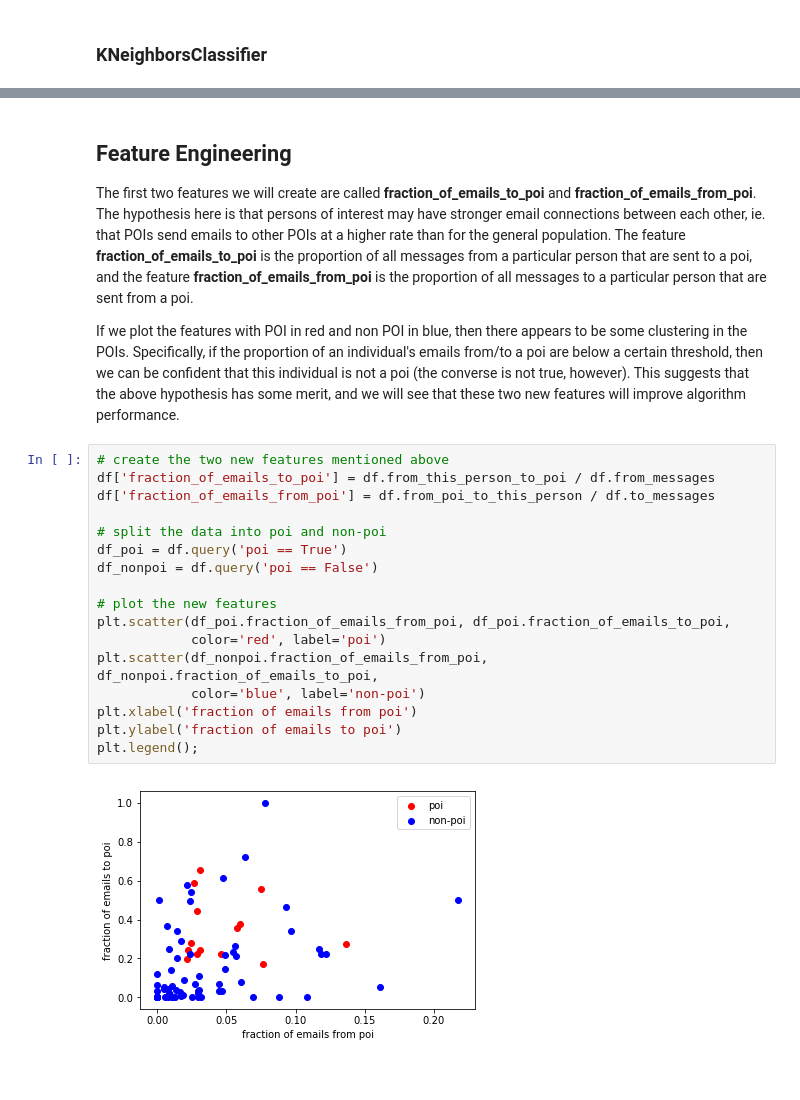
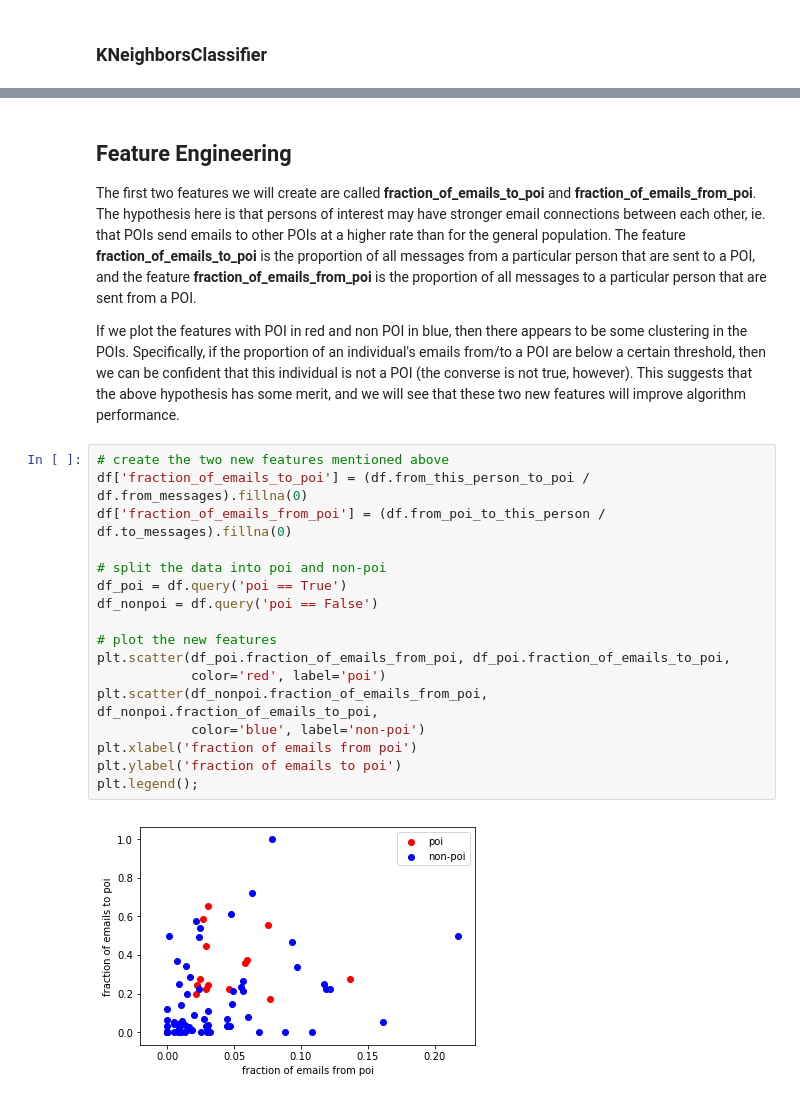
Before and after one commit to marty-vanhoof/Identifying_Fraud_from_Enron_Data, a Jupyter notebook: enron_report.ipynb, the cells around one changed output, grey strips where cells are left out. Cells and saved outputs as stored; diff of their text form.

```diff
--- a/enron_report.ipynb
+++ b/enron_report.ipynb
@@ -255,25 +262,25 @@ False negatives: 1517   True negatives: 11794
 <a id='engineering'></a>
 ## Feature Engineering
 
-The first two features we will create are called **fraction_of_emails_to_poi** and **fraction_of_emails_from_poi**.  The hypothesis here is that persons of interest may have stronger email connections between each other, ie. that POIs send emails to other POIs at a higher rate than for the general population.  The feature **fraction_of_emails_to_poi** is the proportion of all messages from a particular person that are sent to a poi, and the feature **fraction_of_emails_from_poi** is the proportion of all messages to a particular person that are sent from a poi.
+The first two features we will create are called **fraction_of_emails_to_poi** and **fraction_of_emails_from_poi**.  The hypothesis here is that persons of interest may have stronger email connections between each other, ie. that POIs send emails to other POIs at a higher rate than for the general population.  The feature **fraction_of_emails_to_poi** is the proportion of all messages from a particular person that are sent to a POI, and the feature **fraction_of_emails_from_poi** is the proportion of all messages to a particular person that are sent from a POI.
 
-If we plot the features with POI in red and non POI in blue, then there appears to be some clustering in the POIs.  Specifically, if the proportion of an individual's emails from/to a poi are below a certain threshold, then we can be confident that this individual is not a poi (the converse is not true, however).  This suggests that the above hypothesis has some merit, and we will see that these two new features will improve algorithm performance.
+If we plot the features with POI in red and non POI in blue, then there appears to be some clustering in the POIs.  Specifically, if the proportion of an individual's emails from/to a POI are below a certain threshold, then we can be confident that this individual is not a POI (the converse is not true, however).  This suggests that the above hypothesis has some merit, and we will see that these two new features will improve algorithm performance.
 # %%
 # create the two new features mentioned above
-df['fraction_of_emails_to_poi'] = df.from_this_person_to_poi / df.from_messages
-df['fraction_of_emails_from_poi'] = df.from_poi_to_this_person / df.to_messages
+df['fraction_of_emails_to_poi'] = (df.from_this_person_to_poi / df.from_messages).fillna(0)
+df['fraction_of_emails_from_poi'] = (df.from_poi_to_this_person / df.to_messages).fillna(0)
 
 # split the data into poi and non-poi
 df_poi = df.query('poi == True')
 df_nonpoi = df.query('poi == False')
 
 # plot the new features
 plt.scatter(df_poi.fraction_of_emails_from_poi, df_poi.fraction_of_emails_to_poi,
             color='red', label='poi')
 plt.scatter(df_nonpoi.fraction_of_emails_from_poi, df_nonpoi.fraction_of_emails_to_poi,
             color='blue', label='non-poi')
 plt.xlabel('fraction of emails from poi')
 plt.ylabel('fraction of emails to poi')
 plt.legend();
 # %% [output]
-[figure, old version]
+[figure, new version]
```
Also changed, not shown: parts of 15 cells of this notebook.
